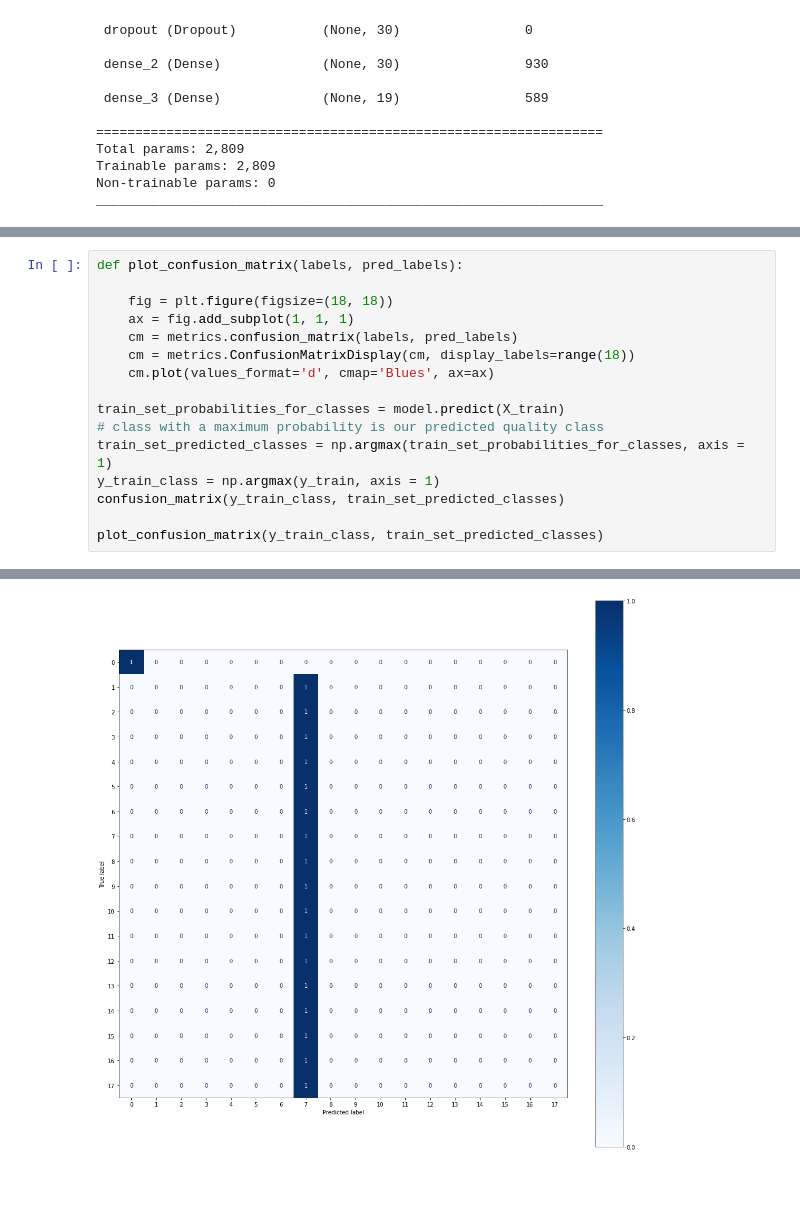
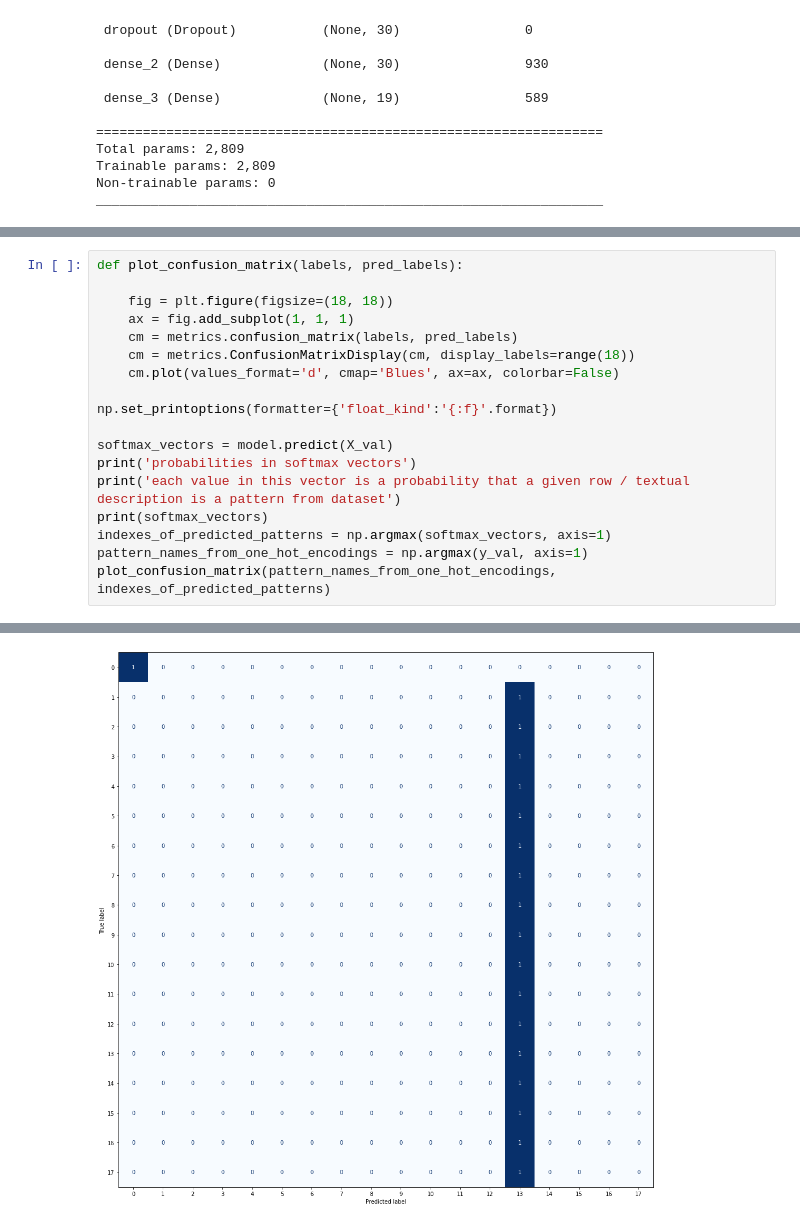
Before and after one commit to viktorFIIT/relationships-between-organizational-patterns, a Jupyter notebook: neural-network/softmax-trigrams-tensorflow-2-keras.ipynb, the cells around one changed output, grey strips where cells are left out. Drawn from its saved outputs; the diff is of its cells as text; blank space fills up the shorter version.

Commit message:
newest changes to trigram model

```diff
--- a/neural-network/softmax-trigrams-tensorflow-2-keras.ipynb
+++ b/neural-network/softmax-trigrams-tensorflow-2-keras.ipynb
@@ -214,13 +227,15 @@ def plot_confusion_matrix(labels, pred_labels):
     ax = fig.add_subplot(1, 1, 1)
     cm = metrics.confusion_matrix(labels, pred_labels)
     cm = metrics.ConfusionMatrixDisplay(cm, display_labels=range(18))
-    cm.plot(values_format='d', cmap='Blues', ax=ax)
+    cm.plot(values_format='d', cmap='Blues', ax=ax, colorbar=False)
 
-train_set_probabilities_for_classes = model.predict(X_train)
-# class with a maximum probability is our predicted quality class
-train_set_predicted_classes = np.argmax(train_set_probabilities_for_classes, axis = 1)
-y_train_class = np.argmax(y_train, axis = 1)
-confusion_matrix(y_train_class, train_set_predicted_classes)
+np.set_printoptions(formatter={'float_kind':'{:f}'.format})
 
-plot_confusion_matrix(y_train_class, train_set_predicted_classes)
+softmax_vectors = model.predict(X_val)
+print('probabilities in softmax vectors')
+print('each value in this vector is a probability that a given row / textual description is a pattern from dataset')
+print(softmax_vectors)
+indexes_of_predicted_patterns = np.argmax(softmax_vectors, axis=1)
+pattern_names_from_one_hot_encodings = np.argmax(y_val, axis=1)
+plot_confusion_matrix(pattern_names_from_one_hot_encodings, indexes_of_predicted_patterns)
 # %% [output]
@@ -227,2 +259,2 @@ plot_confusion_matrix(y_train_class, train_set_predicted_classes)
-[figure, old version]
+[figure, new version]
 # %% [markdown]
```
Also changed, not shown: parts of 11 cells of this notebook, 3 other files.
